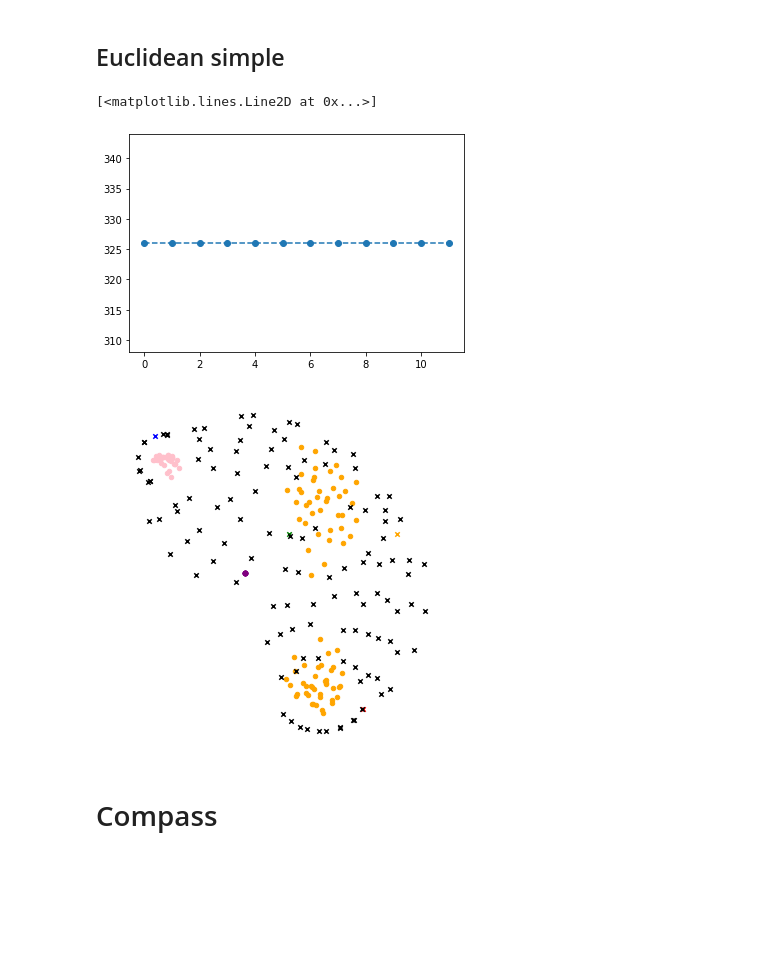
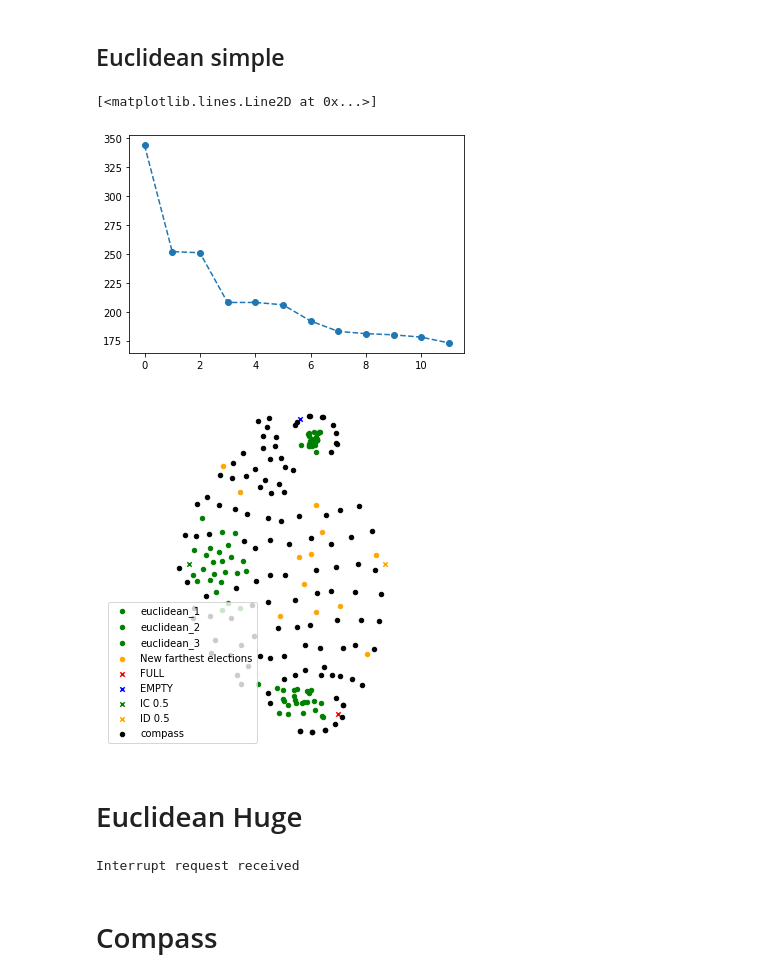
Before and after one commit to Janix4000/holes-in-elections, a Jupyter notebook: approval_l1/map-experiments.ipynb, the cells around one changed output. Saved outputs shown, nothing was run; the diff lists cells and outputs as text; code cells hidden in the pictures; blank space fills up the shorter version.

```diff
--- a/approval_l1/map-experiments.ipynb
+++ b/approval_l1/map-experiments.ipynb
@@ -186,22 +225,37 @@ num_generated = 12
 experiment = prepare_experiment()
 
 
-experiment.add_family(culture_id='euclidean', size=40, family_id='euclidean_1', color='orange', params={'radius': 0.9, 'phi': 0.8})
-experiment.add_family(culture_id='euclidean', size=40, family_id='euclidean_2', color='orange', params={'radius': 0.5, 'phi': 0.8})
-experiment.add_family(culture_id='euclidean', size=40, family_id='euclidean_3', color='pink', params={'radius': 0.1, 'phi': 0.8})
+experiment.add_family(culture_id='euclidean', size=25, family_id='euclidean_1', color='green', params={'radius': 0.9, 'phi': 0.8})
+experiment.add_family(culture_id='euclidean', size=25, family_id='euclidean_2', color='green', params={'radius': 0.5, 'phi': 0.8})
+experiment.add_family(culture_id='euclidean', size=25, family_id='euclidean_3', color='green', params={'radius': 0.1, 'phi': 0.8})
 
 
-new_approval_vectors, new_distances = generate_farthest_elections_l1_approvalwise(experiment, num_generated)
-
-plt.scatter(range(num_generated), new_distances)
-plt.plot(new_distances, '--')
+new_approval_vectors, report = generate_farthest_elections_l1_approvalwise(experiment, num_generated)
+plot_report(report)
 # %% [output]
 [<matplotlib.lines.Line2D at 0x...>]
-[figure, old version]
+[figure, new version]
 # %%
-show_2d_map_with_compass(experiment, extended=True, show_legend=False)
+show_2d_map_with_compass(experiment, extended=True, show_legend=True)
 # %% [output]
-[figure, old version]
+[figure, new version]
+# %% [markdown]
+# Euclidean Huge
+# %%
+num_generated = 12
+
+experiment = prepare_experiment()
+
+
+experiment.add_family(culture_id='euclidean', size=33, family_id='euclidean_1', color='green', params={'radius': 0.9, 'phi': 0.8})
+experiment.add_family(culture_id='euclidean', size=31, family_id='euclidean_2', color='green', params={'radius': 0.5, 'phi': 0.8})
+experiment.add_family(culture_id='euclidean', size=30, family_id='euclidean_3', color='green', params={'radius': 0.1, 'phi': 0.8})
+
+
+new_approval_vectors, report = generate_farthest_elections_l1_approvalwise(experiment, num_generated)
+plot_report(report)
+# %% [output]
+Interrupt request received
 # %% [markdown]
 # Compass
 # %%
```
Also changed, not shown: parts of 17 cells of this notebook.
